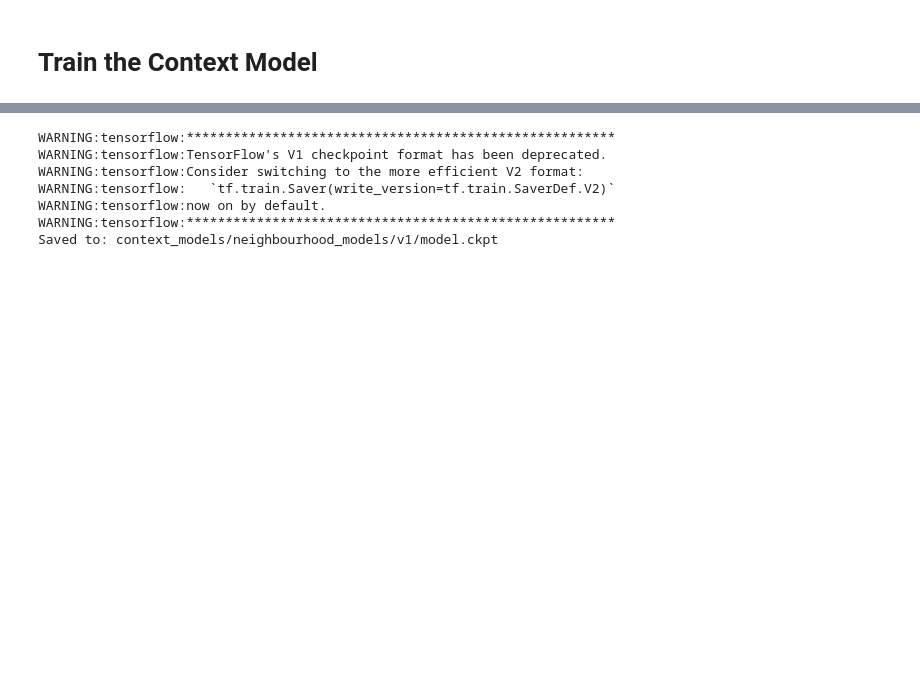
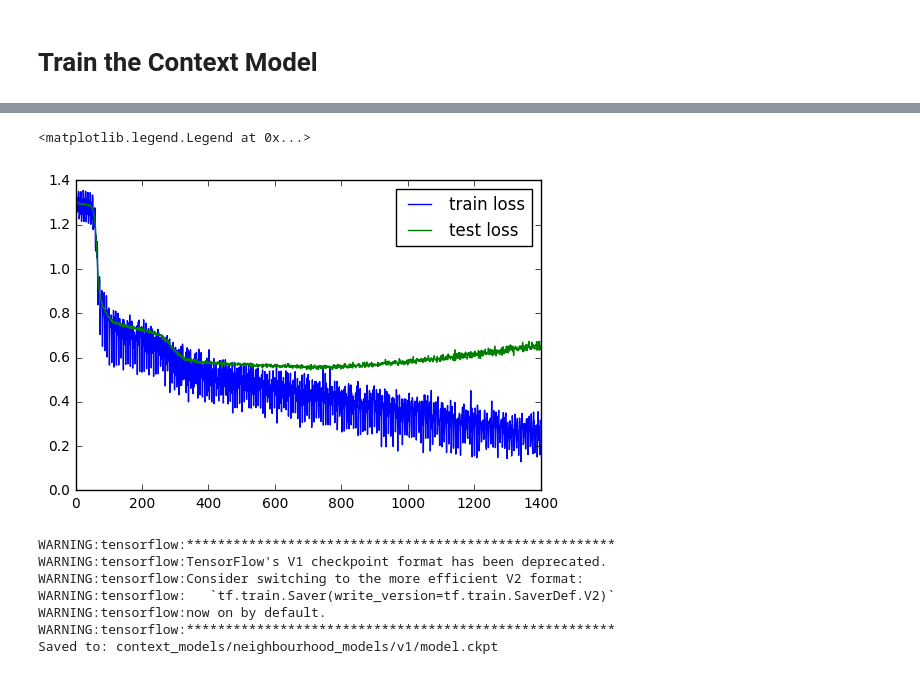
Before and after one commit to ord-nas/csc420-project, a Jupyter notebook: Context CNN.ipynb, the cells around one changed output, grey strips where cells are left out. Saved outputs shown, nothing was run; the diff lists cells and outputs as text; code cells hidden in the pictures; blank space fills up the shorter version.

Commit message:
Try training with higher learning rate, see good evidence of overfitting

```diff
--- a/Context CNN.ipynb
+++ b/Context CNN.ipynb
@@ -201,7 +201,8 @@ except:
 tf.reset_default_graph()
 sess = tf.InteractiveSession()
 
-context_model = context_classifier.ContextModel()
+learning_rate = tf.Variable(0.001, trainable=False)
+context_model = context_classifier.ContextModel(learning_rate=learning_rate)
 # %%
 num_epochs = 100
 batch_size = 100
@@ -236,7 +237,7 @@ Confusion matrix:
 # %%
 num_epochs = 100
 batch_size = 100
-tr_loss, tst_loss = context_model.train_loop(
+tr_loss2, tst_loss2 = context_model.train_loop(
     sess,
     train_vanilla['probabilities'],
     train_vanilla['weight_neighbourhoods'],
@@ -268,3 +269,13 @@ Confusion matrix:
+# %%
+tr_loss_overall = tr_loss + tr_loss2
+tst_loss_overall = tst_loss + tst_loss2
+x = range(len(tr_loss_overall))
+plt.plot(x, tr_loss_overall, label='train loss')
+plt.plot(x, tst_loss_overall, label='test loss')
+plt.legend()
+# %% [output]
+<matplotlib.legend.Legend at 0x...>
+[figure, added]
 # %%
 # Save the model
 saver = tf.train.Saver(write_version=1)
```
Also changed, not shown: parts of 2 cells of this notebook.
